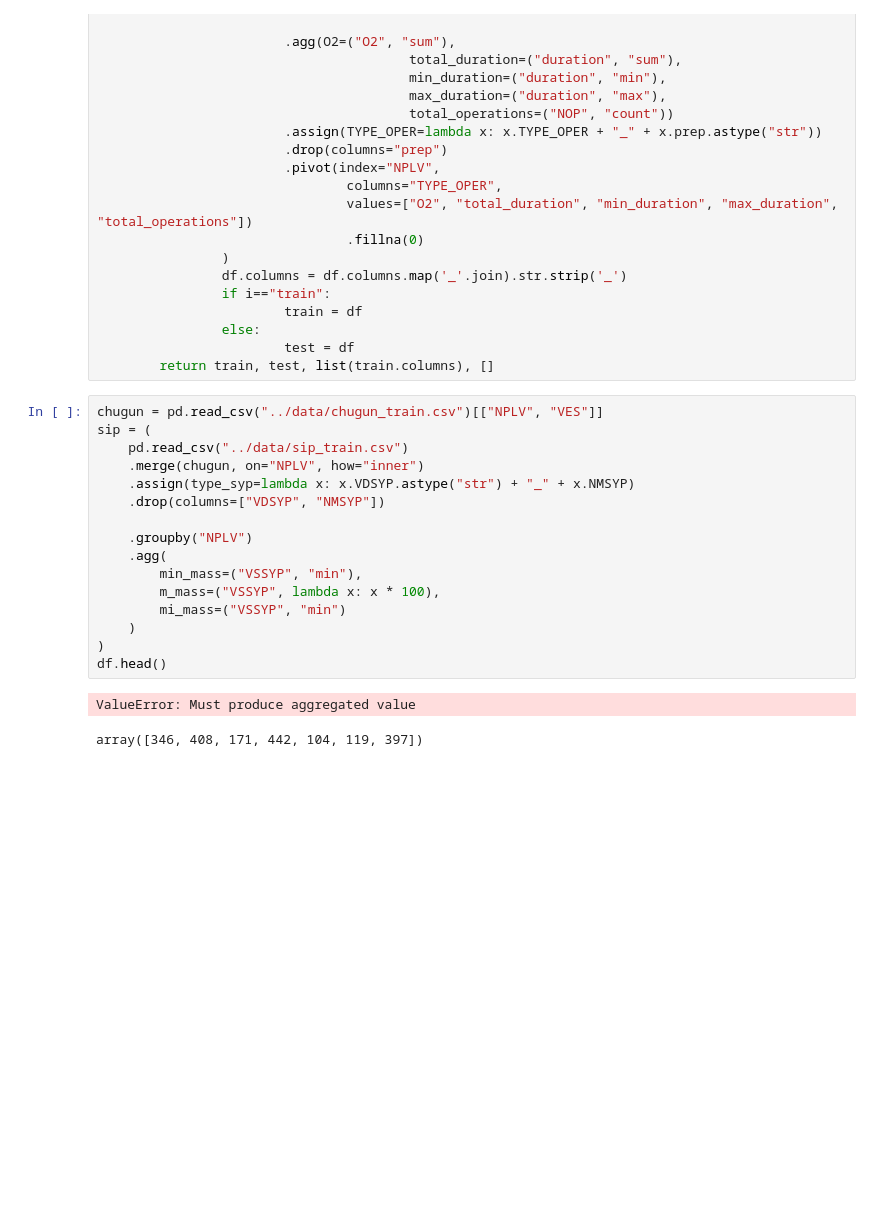
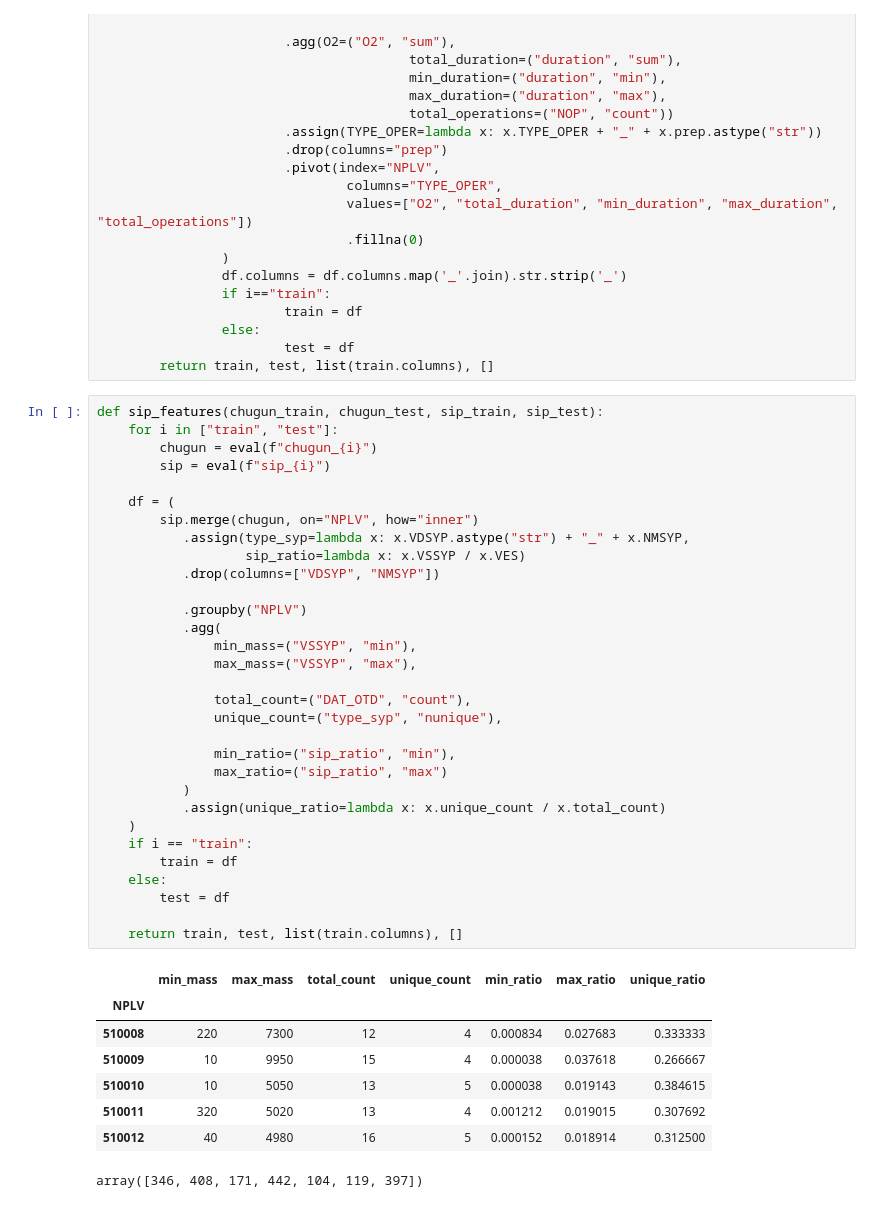
Before and after one commit to i-vainn/evraz_ai_hack, a Jupyter notebook: chronom/exploration.ipynb, the cells around one changed output. Drawn from its saved outputs; the diff is of its cells as text; blank space fills up the shorter version.

```diff
--- a/chronom/exploration.ipynb
+++ b/chronom/exploration.ipynb
@@ -78,23 +78,44 @@ def chron_features(chronom_train, chronom_test, plavki_train, plavki_test):
                         test = df
         return train, test, list(train.columns), []
 # %%
-chugun = pd.read_csv("../data/chugun_train.csv")[["NPLV", "VES"]]
-sip = (
-    pd.read_csv("../data/sip_train.csv")
-    .merge(chugun, on="NPLV", how="inner")
-    .assign(type_syp=lambda x: x.VDSYP.astype("str") + "_" + x.NMSYP)
-    .drop(columns=["VDSYP", "NMSYP"])
+def sip_features(chugun_train, chugun_test, sip_train, sip_test):
+    for i in ["train", "test"]:
+        chugun = eval(f"chugun_{i}")
+        sip = eval(f"sip_{i}")
 
-    .groupby("NPLV")
-    .agg(
-        min_mass=("VSSYP", "min"),
-        m_mass=("VSSYP", lambda x: x * 100),
-        mi_mass=("VSSYP", "min")
+    df = (
+        sip.merge(chugun, on="NPLV", how="inner")
+           .assign(type_syp=lambda x: x.VDSYP.astype("str") + "_" + x.NMSYP,
+                   sip_ratio=lambda x: x.VSSYP / x.VES)
+           .drop(columns=["VDSYP", "NMSYP"])
+
+           .groupby("NPLV")
+           .agg(
+               min_mass=("VSSYP", "min"),
+               max_mass=("VSSYP", "max"),
+
+               total_count=("DAT_OTD", "count"),
+               unique_count=("type_syp", "nunique"),
+
+               min_ratio=("sip_ratio", "min"),
+               max_ratio=("sip_ratio", "max")
+           )
+           .assign(unique_ratio=lambda x: x.unique_count / x.total_count)
     )
-)
-df.head()
+    if i == "train":
+        train = df
+    else:
+        test = df
+
+    return train, test, list(train.columns), []
 # %% [output]
-ValueError: Must produce aggregated value
+|  | min_mass | max_mass | total_count | unique_count | min_ratio | max_ratio | unique_ratio |
+| NPLV |  |  |  |  |  |  |  |
+| 510008 | 220 | 7300 | 12 | 4 | 0.000834 | 0.027683 | 0.333333 |
+| 510009 | 10 | 9950 | 15 | 4 | 0.000038 | 0.037618 | 0.266667 |
+| 510010 | 10 | 5050 | 13 | 5 | 0.000038 | 0.019143 | 0.384615 |
+| 510011 | 320 | 5020 | 13 | 4 | 0.001212 | 0.019015 | 0.307692 |
+| 510012 | 40 | 4980 | 16 | 5 | 0.000152 | 0.018914 | 0.312500 |
 # %%
 # %% [output]
 array([346, 408, 171, 442, 104, 119, 397])
```
Also changed, not shown: 2 other files.
